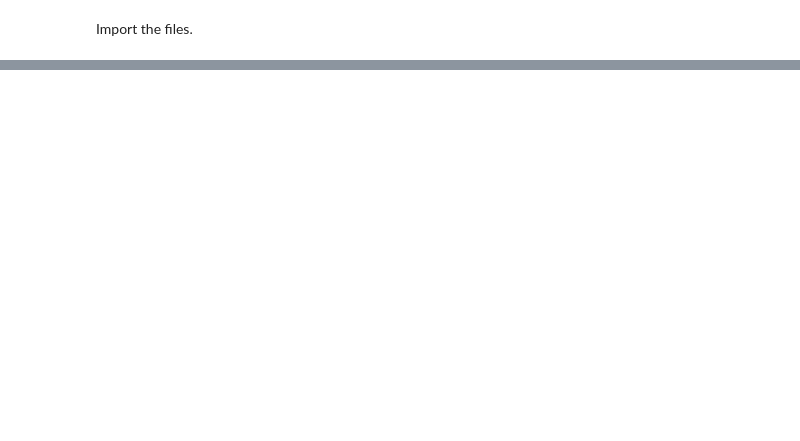
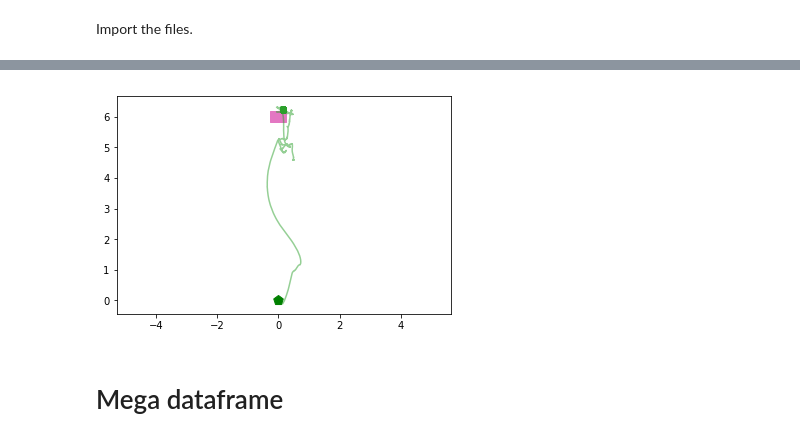
Before and after one commit to ahermassi/spirit, a Jupyter notebook: analysis/Analysis_Py3.ipynb, the cells around one changed output, grey strips where cells are left out. Saved outputs shown, nothing was run; the diff lists cells and outputs as text; code cells hidden in the pictures; blank space fills up the shorter version.

```diff
--- a/analysis/Analysis_Py3.ipynb
+++ b/analysis/Analysis_Py3.ipynb
@@ -96,0 +109,11 @@ def plot_targets(p_init=Coords(0, 0), p_final=Coords(0, 0), invert_x=True, inver
+# %%
+def get_usable_filenames():
+    filenames = sorted([filename for filename in glob.glob("csv/*.csv") if "user-99" not in filename])
+
+    arrived_filenames = []
+    for filename in filenames:
+        if "user-99" not in filename:
+            df = pd.read_csv(filename, parse_dates=["time"])
+            if any(df.arrived):
+                arrived_filenames.append(filename)
+    return arrived_filenames
@@ -277,0 +231,11 @@ RunData(experiment=1, user=3, run=5)
+# %%
+filenames = get_usable_filenames()
+# %%
+df = pd.read_csv(filenames[19], parse_dates=["time"])
+plot_targets(target_coords=[TARGET], target_color="C6", show_final=False, zorder=0)
+plot_xy_conditional(df, df.arrived==1, x="xn", y="yn", c="C2", c_condition="C2",
+                    alpha_not_condition=0.5, alpha_condition=0.5, line=True)
+# %% [output]
+[figure, added]
+# %% [markdown]
+# Mega dataframe
```
Also changed, not shown: parts of 92 cells of this notebook.
